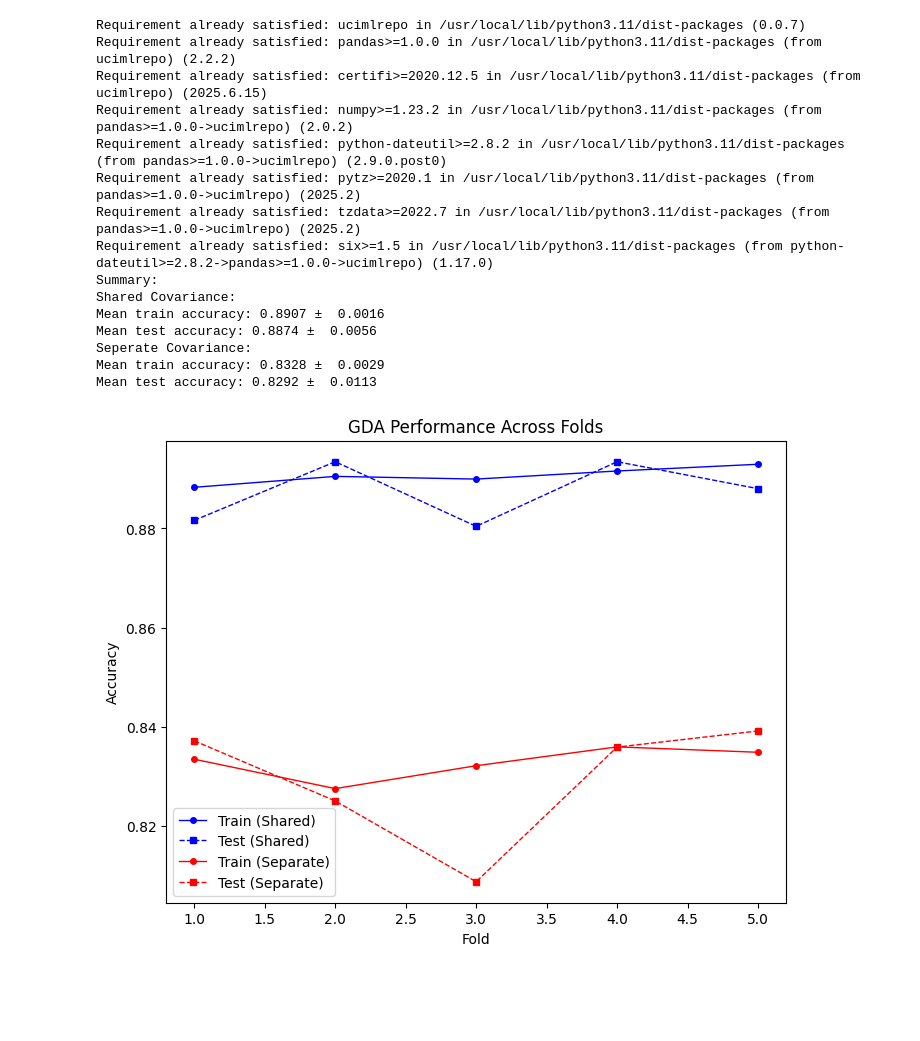
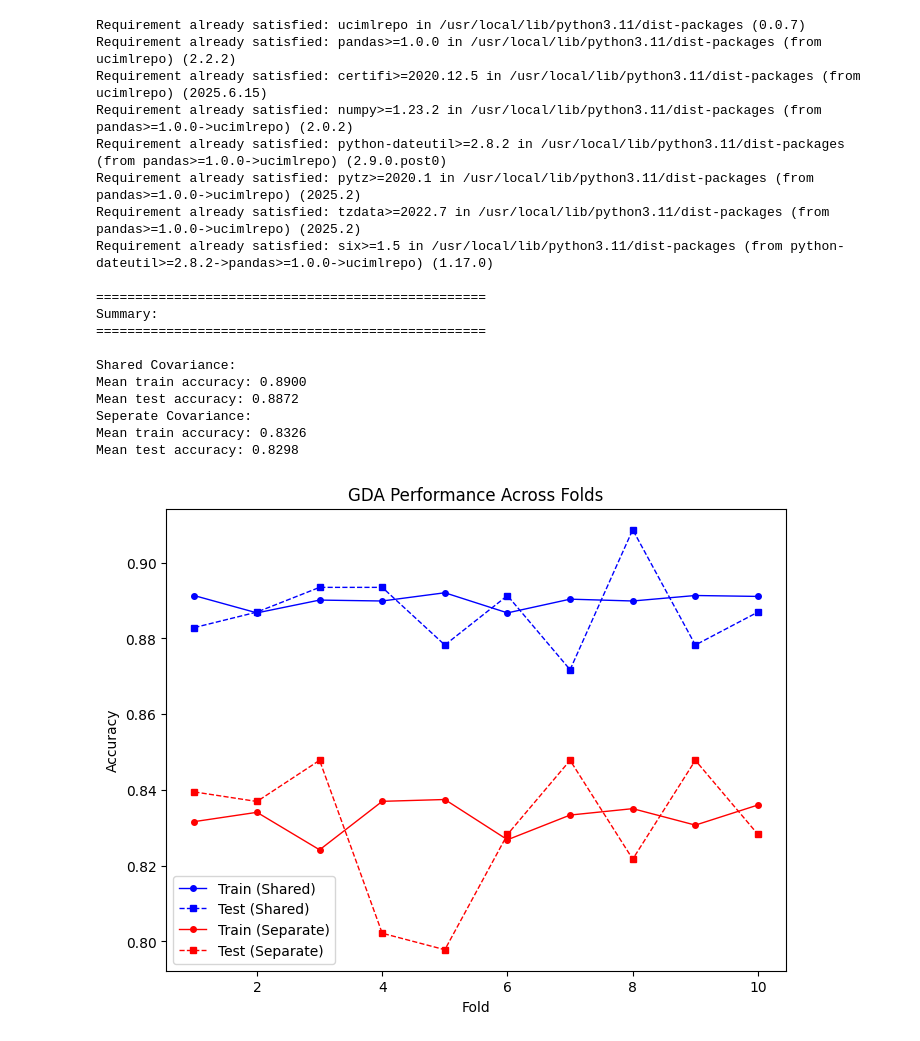
Before and after one commit to PCBZ/CS6140, a Jupyter notebook: HW3/HW3_Problem1.ipynb, the cells around one changed output. Saved outputs shown, nothing was run; the diff lists cells and outputs as text; code cells hidden in the pictures; blank space fills up the shorter version.

```diff
--- a/HW3/HW3_Problem1.ipynb
+++ b/HW3/HW3_Problem1.ipynb
@@ -7,7 +7,7 @@ import numpy as np
 from ucimlrepo import fetch_ucirepo
 from scipy.stats import multivariate_normal
 from sklearn.model_selection import KFold
-from sklearn.metrics import accuracy_score, confusion_matrix, classification_report
+from sklearn.metrics import accuracy_score, confusion_matrix
 from sklearn.preprocessing import StandardScaler
 import matplotlib.pyplot as plt
 import seaborn as sns
@@ -111,11 +111,11 @@ def fetch_spambase_data():
 
 def evaluate_GDA(X, y, shared_covariance = True):
     """
-    Evaluate the GDA model on the given data using 5-fold cross validation
+    Evaluate the GDA model on the given data using 10-fold cross validation
     X : numpy array of shape (n_samples, n_features)
     y : numpy array of shape (n_samples,)
     """
-    kf = KFold(n_splits=5, shuffle=True, random_state=42)
+    kf = KFold(n_splits=10, shuffle=True, random_state=42)
 
     training_accuracies = []
     test_accuracies = []
@@ -159,17 +159,19 @@ def main():
     seperate_training_accuracies, seperate_test_accuracies, seperate_confusion_matrices = evaluate_GDA(X, y, shared_covariance=False)
 
     # Summary
+    print("\n" + "=" * 50)
     print("Summary:")
+    print("=" * 50 + '\n')
     print("Shared Covariance:")
-    print(f"Mean train accuracy: {np.mean(shared_training_accuracies):.4f} ± {np.std(shared_training_accuracies): .4f}")
-    print(f"Mean test accuracy: {np.mean(shared_test_accuracies):.4f} ± {np.std(shared_test_accuracies): .4f}")
+    print(f"Mean train accuracy: {np.mean(shared_training_accuracies):.4f}")
+    print(f"Mean test accuracy: {np.mean(shared_test_accuracies):.4f}")
     print("Seperate Covariance:")
-    print(f"Mean train accuracy: {np.mean(seperate_training_accuracies):.4f} ± {np.std(seperate_training_accuracies): .4f}")
-    print(f"Mean test accuracy: {np.mean(seperate_test_accuracies):.4f} ± {np.std(seperate_test_accuracies): .4f}")
+    print(f"Mean train accuracy: {np.mean(seperate_training_accuracies):.4f}")
+    print(f"Mean test accuracy: {np.mean(seperate_test_accuracies):.4f}")
 
     # Visualization
     plt.figure(figsize=(8, 6))
-    fold_numbers = np.arange(1, 6)
+    fold_numbers = np.arange(1, 11)
     plt.plot(fold_numbers, shared_training_accuracies, 'b-o', label='Train (Shared)', linewidth=1.0, markersize=4.0)
     plt.plot(fold_numbers, shared_test_accuracies, 'b--s', label='Test (Shared)', linewidth=1.0, markersize=4.0)
     plt.plot(fold_numbers, seperate_training_accuracies, 'r-o', label='Train (Separate)', linewidth=1.0, markersize=4.0)
@@ -193,36 +195,40 @@ def main():
                 yticklabels=['Non-Spam', 'Spam'])
     axes[0].set_title('Average Confusion Matrix\n(Shared Covariance)', fontsize=14)
     axes[0].set_xlabel('Predicted Label')
     axes[0].set_ylabel('True Label')
 
     # Plot separate covariance confusion matrix
     sns.heatmap(avg_cm_separate, annot=True, fmt='.1f', cmap='Reds', ax=axes[1],
                 xticklabels=['Non-Spam', 'Spam'],
                 yticklabels=['Non-Spam', 'Spam'])
     axes[1].set_title('Average Confusion Matrix\n(Separate Covariances)', fontsize=14)
     axes[1].set_xlabel('Predicted Label')
     axes[1].set_ylabel('True Label')
 
     plt.tight_layout()
     plt.show()
 
 if __name__ == "__main__":
     main()
 # %% [output]
 Requirement already satisfied: ucimlrepo in /usr/local/lib/python3.11/dist-packages (0.0.7)
 Requirement already satisfied: pandas>=1.0.0 in /usr/local/lib/python3.11/dist-packages (from ucimlrepo) (2.2.2)
 Requirement already satisfied: certifi>=2020.12.5 in /usr/local/lib/python3.11/dist-packages (from ucimlrepo) (2025.6.15)
 Requirement already satisfied: numpy>=1.23.2 in /usr/local/lib/python3.11/dist-packages (from pandas>=1.0.0->ucimlrepo) (2.0.2)
 Requirement already satisfied: python-dateutil>=2.8.2 in /usr/local/lib/python3.11/dist-packages (from pandas>=1.0.0->ucimlrepo) (2.9.0.post0)
 Requirement already satisfied: pytz>=2020.1 in /usr/local/lib/python3.11/dist-packages (from pandas>=1.0.0->ucimlrepo) (2025.2)
 Requirement already satisfied: tzdata>=2022.7 in /usr/local/lib/python3.11/dist-packages (from pandas>=1.0.0->ucimlrepo) (2025.2)
 Requirement already satisfied: six>=1.5 in /usr/local/lib/python3.11/dist-packages (from python-dateutil>=2.8.2->pandas>=1.0.0->ucimlrepo) (1.17.0)
+
+==================================================
 Summary:
+==================================================
+
 Shared Covariance:
-Mean train accuracy: 0.8907 ±  0.0016
-Mean test accuracy: 0.8874 ±  0.0056
+Mean train accuracy: 0.8900
+Mean test accuracy: 0.8872
 Seperate Covariance:
-Mean train accuracy: 0.8328 ±  0.0029
-Mean test accuracy: 0.8292 ±  0.0113
+Mean train accuracy: 0.8326
+Mean test accuracy: 0.8298
-[figure, old version]
+[figure, new version]
 [figure]
```
